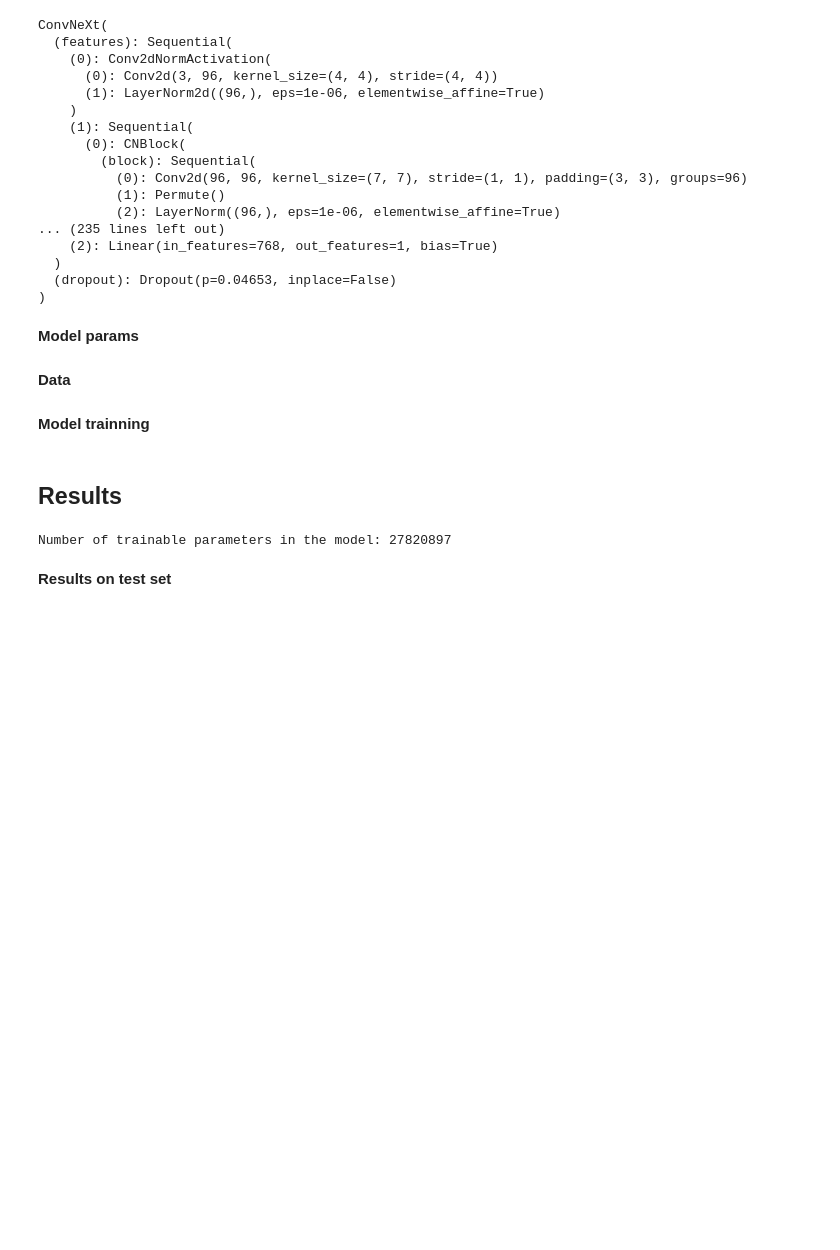
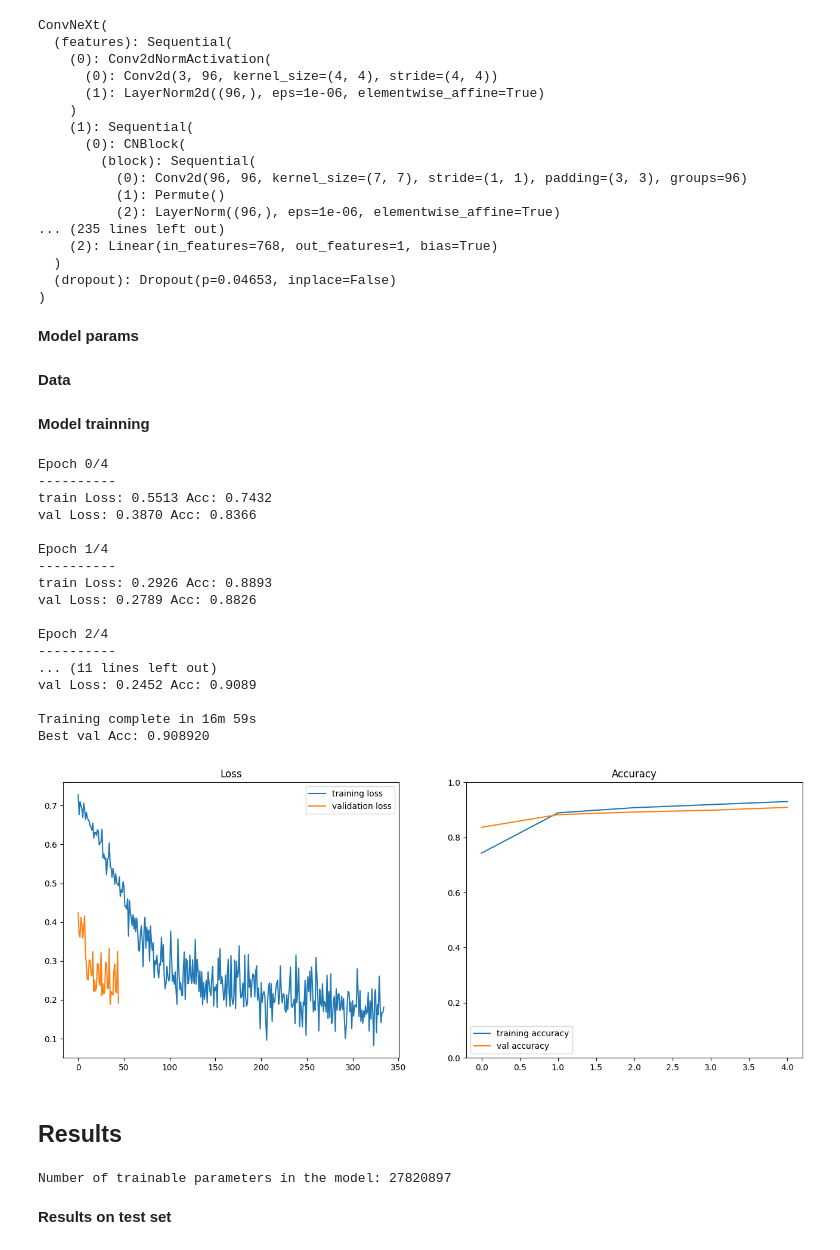
Before and after one commit to arcb01/GED-TFG, a Jupyter notebook: src/blur_model_convnext.ipynb, the cells around one changed output. Cells and saved outputs as stored; diff of their text form; code cells hidden in the pictures; blank space fills up the shorter version.

```diff
--- a/src/blur_model_convnext.ipynb
+++ b/src/blur_model_convnext.ipynb
@@ -237,28 +257,47 @@ dataloaders_dict = {"train": train_loader, "val": val_loader}
 # %% [markdown]
 **Model trainning**
 # %%
-save_path = '../outputs/best.pth'
+save_path = f'../outputs/best_{model_name}.pth'
 
 if not os.path.exists(save_path):
     # Train and evaluate
     model, hist, losses = train_model(model, dataloaders_dict, criterion, optimizer_ft,
                                       num_epochs=num_epochs, save_path=save_path)
 
     # plot the losses and accuracies
     fig, (ax1, ax2) = plt.subplots(1, 2, figsize=(16, 6))
 
     ax1.set_title("Loss")
     ax1.plot(losses["train"], label="training loss")
     ax1.plot(losses["val"], label="validation loss")
     ax1.legend()
 
     ax2.set_title("Accuracy")
     ax2.plot([x.cpu().numpy() for x in hist["train"]],label="training accuracy")
     ax2.plot([x.cpu().numpy() for x in hist["val"]],label="val accuracy")
     ax2.set_ylim([0, 1])
     ax2.legend()
 
     plt.show()
+# %% [output]
+Epoch 0/4
+----------
+train Loss: 0.5513 Acc: 0.7432
+val Loss: 0.3870 Acc: 0.8366
+
+Epoch 1/4
+----------
+train Loss: 0.2926 Acc: 0.8893
+val Loss: 0.2789 Acc: 0.8826
+
+Epoch 2/4
+----------
+... (11 lines left out)
+val Loss: 0.2452 Acc: 0.9089
+
+Training complete in 16m 59s
+Best val Acc: 0.908920
+[figure, added]
 # %% [markdown]
 ## Results
 # %%
```
Also changed, not shown: parts of 5 cells of this notebook, 1 other file.
